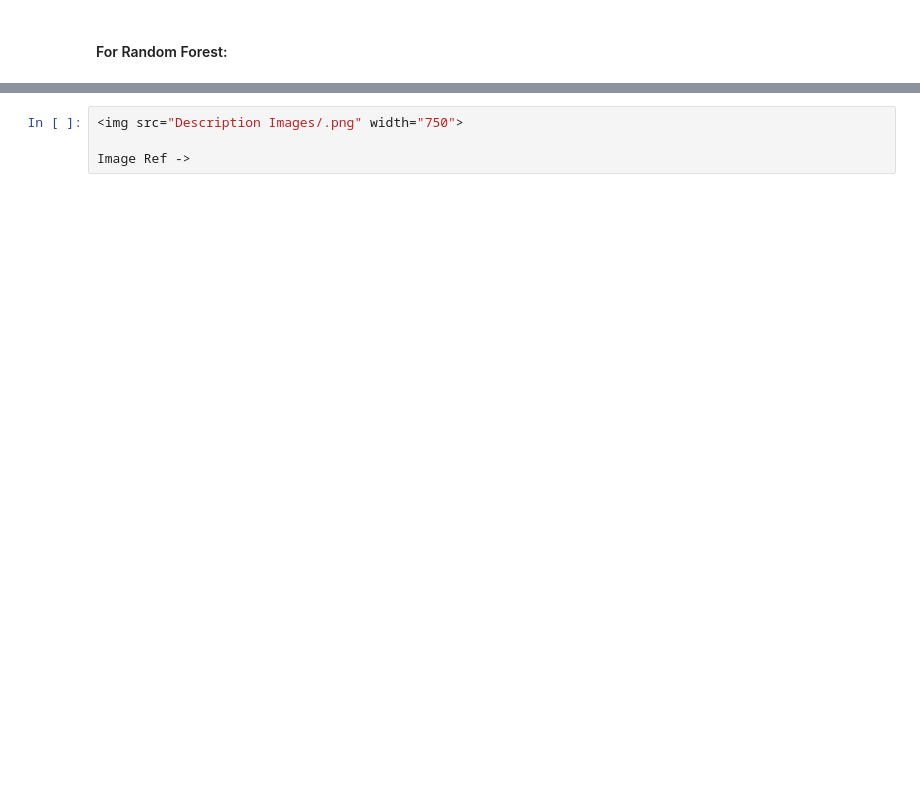
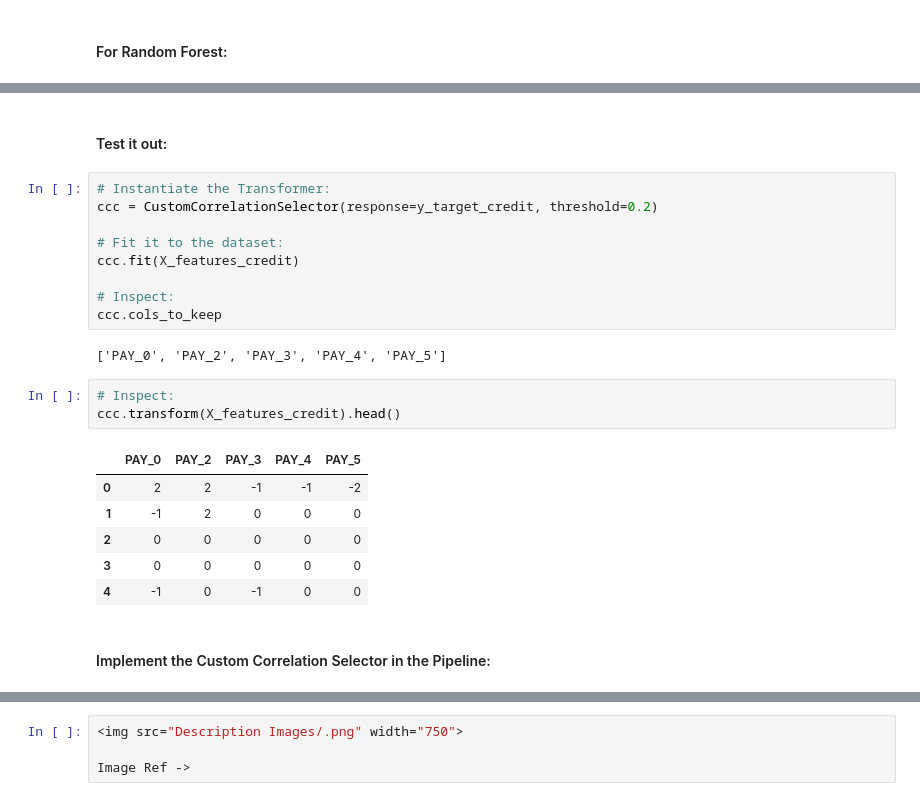
Before and after one commit to ylee9107/FeatureEngineering_myLearning, a Jupyter notebook: 3 - Feature Selection/Feature Selection.ipynb, the cells around one changed output, grey strips where cells are left out. Drawn from its saved outputs; the diff is of its cells as text; blank space fills up the shorter version.

```diff
--- a/3 - Feature Selection/Feature Selection.ipynb
+++ b/3 - Feature Selection/Feature Selection.ipynb
@@ -278,0 +506,27 @@ Now that all the baseline metrics for each of the model have been estalished, a
+# %% [markdown]
+#### Test it out:
+# %%
+# Instantiate the Transformer:
+ccc = CustomCorrelationSelector(response=y_target_credit, threshold=0.2)
+
+# Fit it to the dataset:
+ccc.fit(X_features_credit)
+
+# Inspect:
+ccc.cols_to_keep
+# %% [output]
+['PAY_0', 'PAY_2', 'PAY_3', 'PAY_4', 'PAY_5']
+# %%
+# Inspect:
+ccc.transform(X_features_credit).head()
+# %% [output]
+|  | PAY_0 | PAY_2 | PAY_3 | PAY_4 | PAY_5 |
+| 0 | 2 | 2 | -1 | -1 | -2 |
+| 1 | -1 | 2 | 0 | 0 | 0 |
+| 2 | 0 | 0 | 0 | 0 | 0 |
+| 3 | 0 | 0 | 0 | 0 | 0 |
+| 4 | -1 | 0 | -1 | 0 | 0 |
+# %% [markdown]
+
+
+#### Implement the Custom Correlation Selector in the Pipeline:
```
Also changed, not shown: parts of 31 cells of this notebook.
